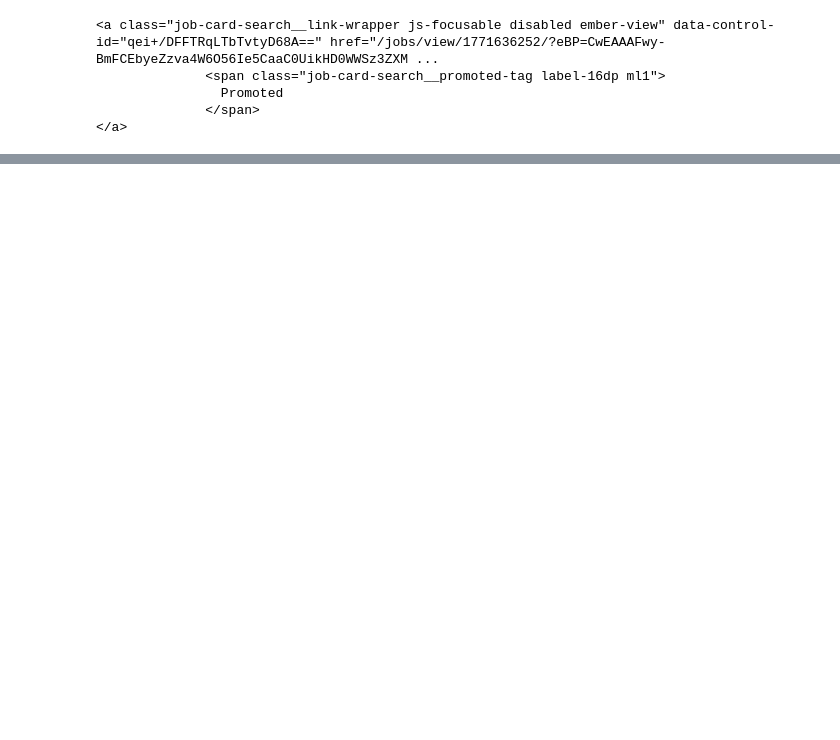
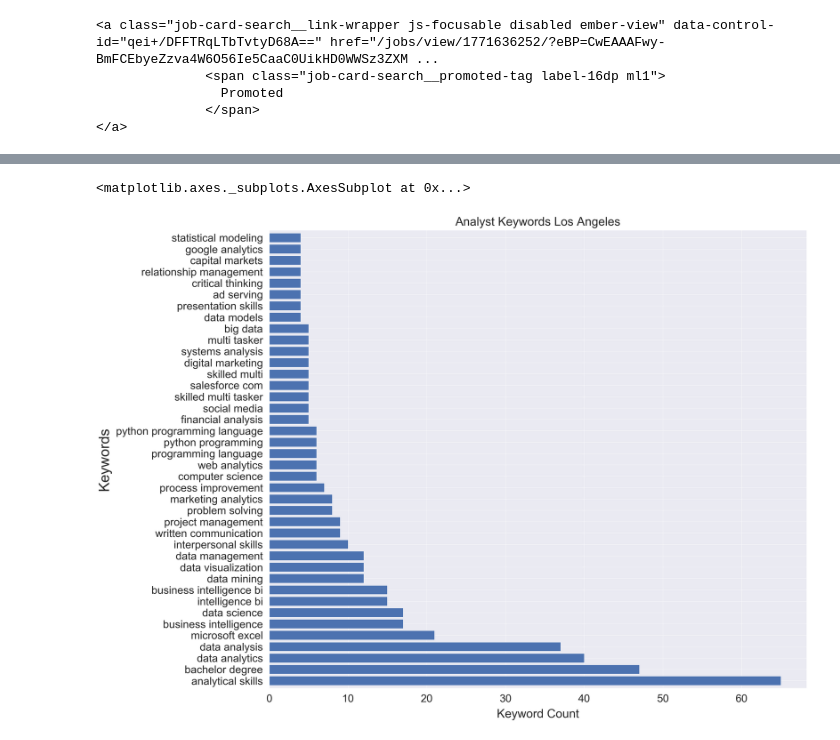
Before and after one commit to camarenad/linkedin, a Jupyter notebook: notebooks/scraper.ipynb, the cells around one changed output, grey strips where cells are left out. Saved outputs shown, nothing was run; the diff lists cells and outputs as text; code cells hidden in the pictures; blank space fills up the shorter version.

Commit message:
count vector skills data

```diff
--- a/notebooks/scraper.ipynb
+++ b/notebooks/scraper.ipynb
@@ -176,0 +215,7 @@ test[0].find('a','job-card-search__link-wrapper js-focusable disabled ember-view
+# %%
+skills = skills.apply(lambda x: x.str.strip())
+# %%
+skills = skills.apply(lambda y: y.str.lower())
+# %%
+lemmatizer = nltk.stem.WordNetLemmatizer()
+skills = skills.apply(lambda x: [lemmatizer.lemmatize(y) for y in x])
@@ -176,0 +226,15 @@ test[0].find('a','job-card-search__link-wrapper js-focusable disabled ember-view
+# %%
+cvec = CountVectorizer(ngram_range=(2,6))
+term_mat = cvec.fit_transform(skills.skills)
+term_df = pd.DataFrame(term_mat.toarray(), columns = cvec.get_feature_names())
+# %%
+fig, ax = plt.subplots(figsize=(40,35))
+ax.tick_params(labelsize=45,pad=20)
+ax.set_title('Analyst Keywords Los Angeles',fontsize=50,pad=20)
+ax.set_xlabel('Keyword Count',fontsize=50,labelpad=20)
+ax.set_ylabel('Keywords',fontsize=60,labelpad=20)
+term_df.sum().sort_values(ascending=False)[:40].plot(kind='barh',width=.8,
+                                                    edgecolor='white')
+# %% [output]
+<matplotlib.axes._subplots.AxesSubplot at 0x...>
+[figure, added]
```
Also changed, not shown: parts of 23 cells of this notebook, 2 other files.
